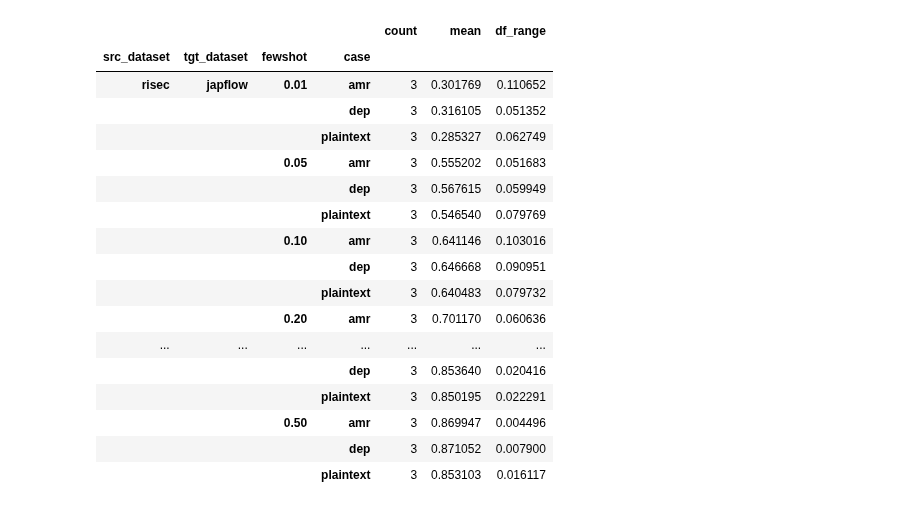
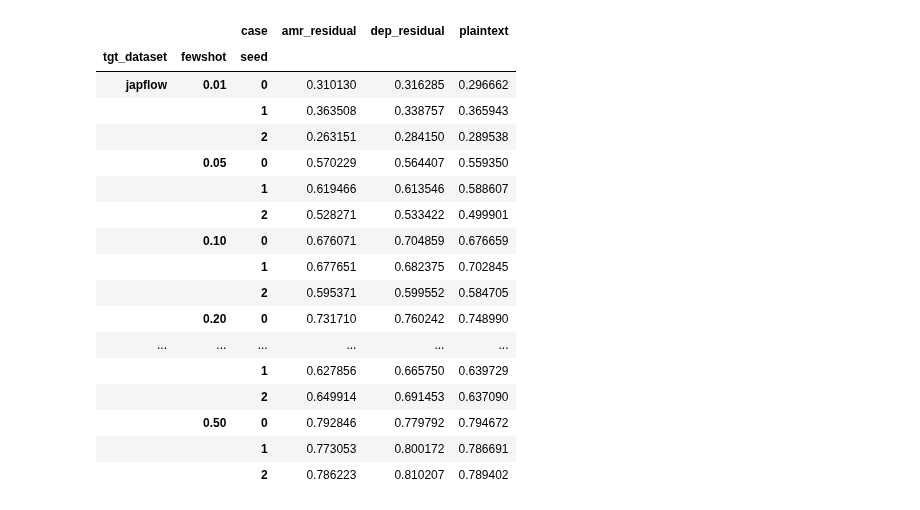
Before and after one commit to ShoRit/flow_graphs, a Jupyter notebook: code/visualize_results.ipynb, the cells around one changed output. Cells and saved outputs as stored; diff of their text form; code cells hidden in the pictures.

Commit message:
visualization for working sweeps

```diff
--- a/code/visualize_results.ipynb
+++ b/code/visualize_results.ipynb
@@ -25,7 +25,7 @@ filters = {
 # ]
 
 # from-scratch sweep
-sweeps = ["f3e2njl9", "k096t5ky"]
+sweeps = ["xvhtni6a", "8x2k1pzw", "chq3l9ny"]
 
 
 runs = []
@@ -78,21 +100,22 @@ results_df.shape
 # %%
-results_df.groupby(["src_dataset", "tgt_dataset", "fewshot", "case"])["test_f1"].aggregate(["count", "mean", df_range])
+unstacked = results_df.groupby(["tgt_dataset", "fewshot", "seed", "case"])["test_f1"].mean().unstack(-1)
+unstacked
 # %% [output]
-|  |  |  |  | count | mean | df_range |
-| src_dataset | tgt_dataset | fewshot | case |  |  |  |
-| risec | japflow | 0.01 | amr | 3 | 0.301769 | 0.110652 |
-|  |  |  | dep | 3 | 0.316105 | 0.051352 |
-|  |  |  | plaintext | 3 | 0.285327 | 0.062749 |
-|  |  | 0.05 | amr | 3 | 0.555202 | 0.051683 |
-|  |  |  | dep | 3 | 0.567615 | 0.059949 |
-|  |  |  | plaintext | 3 | 0.546540 | 0.079769 |
-|  |  | 0.10 | amr | 3 | 0.641146 | 0.103016 |
-|  |  |  | dep | 3 | 0.646668 | 0.090951 |
-|  |  |  | plaintext | 3 | 0.640483 | 0.079732 |
-|  |  | 0.20 | amr | 3 | 0.701170 | 0.060636 |
-| ... | ... | ... | ... | ... | ... | ... |
-|  |  |  | dep | 3 | 0.853640 | 0.020416 |
-|  |  |  | plaintext | 3 | 0.850195 | 0.022291 |
-|  |  | 0.50 | amr | 3 | 0.869947 | 0.004496 |
-|  |  |  | dep | 3 | 0.871052 | 0.007900 |
-|  |  |  | plaintext | 3 | 0.853103 | 0.016117 |
+|  |  | case | amr_residual | dep_residual | plaintext |
+| tgt_dataset | fewshot | seed |  |  |  |
+| japflow | 0.01 | 0 | 0.310130 | 0.316285 | 0.296662 |
+|  |  | 1 | 0.363508 | 0.338757 | 0.365943 |
+|  |  | 2 | 0.263151 | 0.284150 | 0.289538 |
+|  | 0.05 | 0 | 0.570229 | 0.564407 | 0.559350 |
+|  |  | 1 | 0.619466 | 0.613546 | 0.588607 |
+|  |  | 2 | 0.528271 | 0.533422 | 0.499901 |
+|  | 0.10 | 0 | 0.676071 | 0.704859 | 0.676659 |
+|  |  | 1 | 0.677651 | 0.682375 | 0.702845 |
+|  |  | 2 | 0.595371 | 0.599552 | 0.584705 |
+|  | 0.20 | 0 | 0.731710 | 0.760242 | 0.748990 |
+| ... | ... | ... | ... | ... | ... |
+|  |  | 1 | 0.627856 | 0.665750 | 0.639729 |
+|  |  | 2 | 0.649914 | 0.691453 | 0.637090 |
+|  | 0.50 | 0 | 0.792846 | 0.779792 | 0.794672 |
+|  |  | 1 | 0.773053 | 0.800172 | 0.786691 |
+|  |  | 2 | 0.786223 | 0.810207 | 0.789402 |
```
Also changed, not shown: parts of 7 cells of this notebook.
